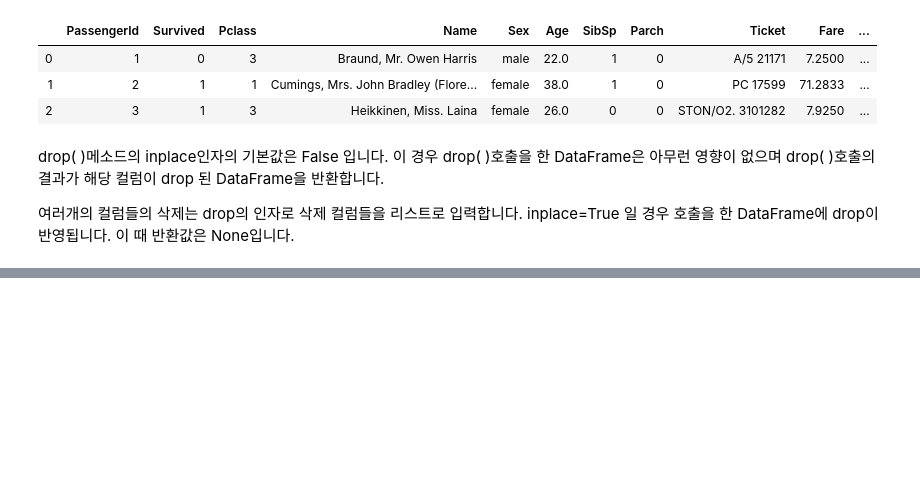
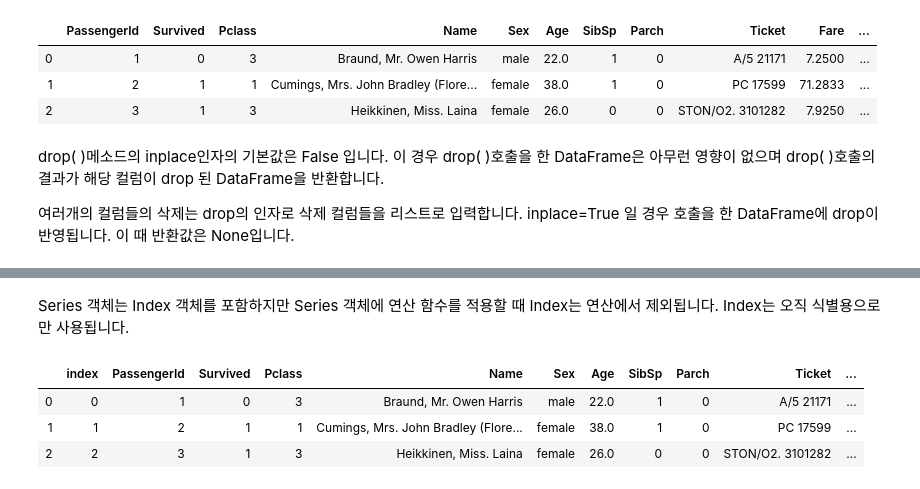
Before and after one commit to jeonprize/Machine_Learning, a Jupyter notebook: 머신러닝 이해.ipynb, the cells around one changed output, grey strips where cells are left out. Cells and saved outputs as stored; diff of their text form; code cells hidden in the pictures; blank space fills up the shorter version.

```diff
--- a/머신러닝 이해.ipynb
+++ b/머신러닝 이해.ipynb
@@ -550,0 +553,6 @@ drop( )메소드의 inplace인자의 기본값은 False 입니다. 이 경우 dr
+# %%
+df = pd.read_csv('train.csv')
+
+indexs = df.index
+print(indexs)
+print(indexs.values) # index 객체를 실제 값 array로 변환
@@ -550,0 +613,10 @@ drop( )메소드의 inplace인자의 기본값은 False 입니다. 이 경우 dr
+# %% [markdown]
+Series 객체는 Index 객체를 포함하지만 Series 객체에 연산 함수를 적용할 때 Index는 연산에서 제외됩니다. Index는 오직 식별용으로만 사용됩니다.
+# %%
+reset_df = df.reset_index(inplace=False)
+reset_df.head(3)
+# %% [output]
+|  | index | PassengerId | Survived | Pclass | Name | Sex | Age | SibSp | Parch | Ticket | ... |
+| 0 | 0 | 1 | 0 | 3 | Braund, Mr. Owen Harris | male | 22.0 | 1 | 0 | A/5 21171 | ... |
+| 1 | 1 | 2 | 1 | 1 | Cumings, Mrs. John Bradley (Flore... | female | 38.0 | 1 | 0 | PC 17599 | ... |
+| 2 | 2 | 3 | 1 | 3 | Heikkinen, Miss. Laina | female | 26.0 | 0 | 0 | STON/O2. 3101282 | ... |
```
Also changed, not shown: parts of 30 cells of this notebook.
